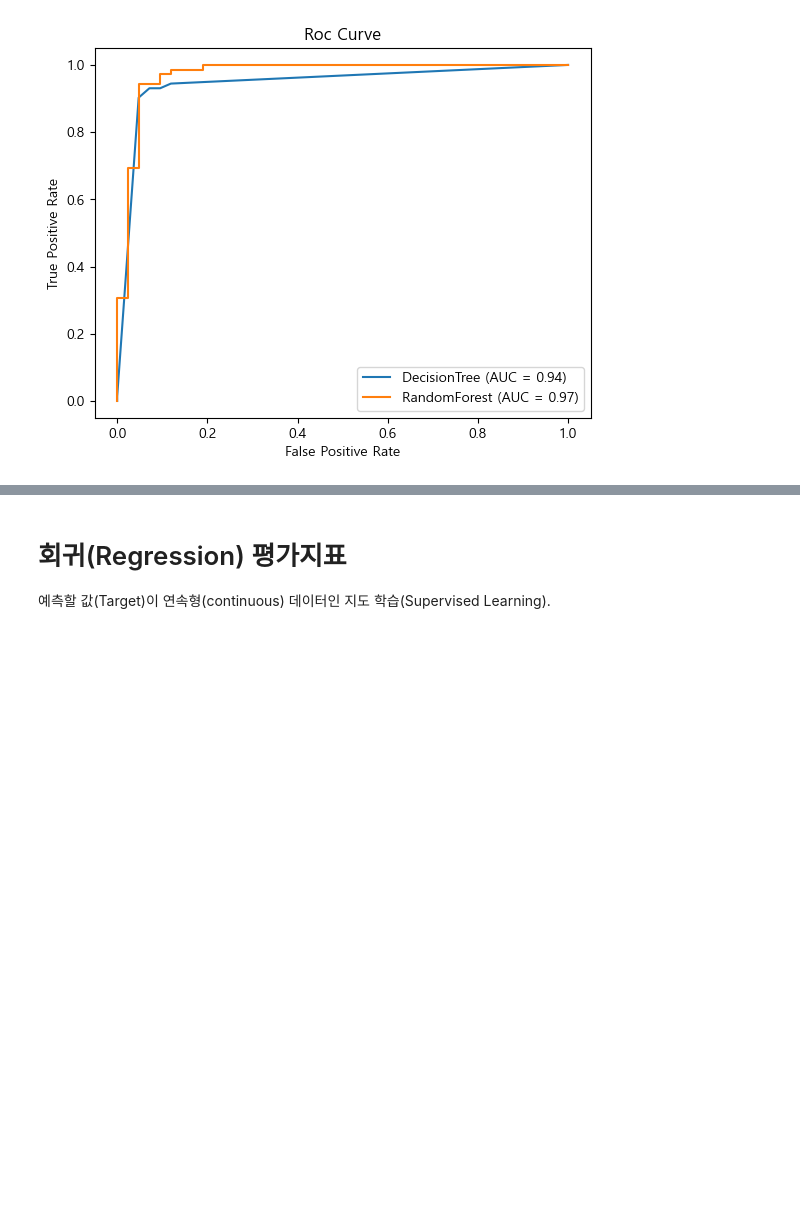
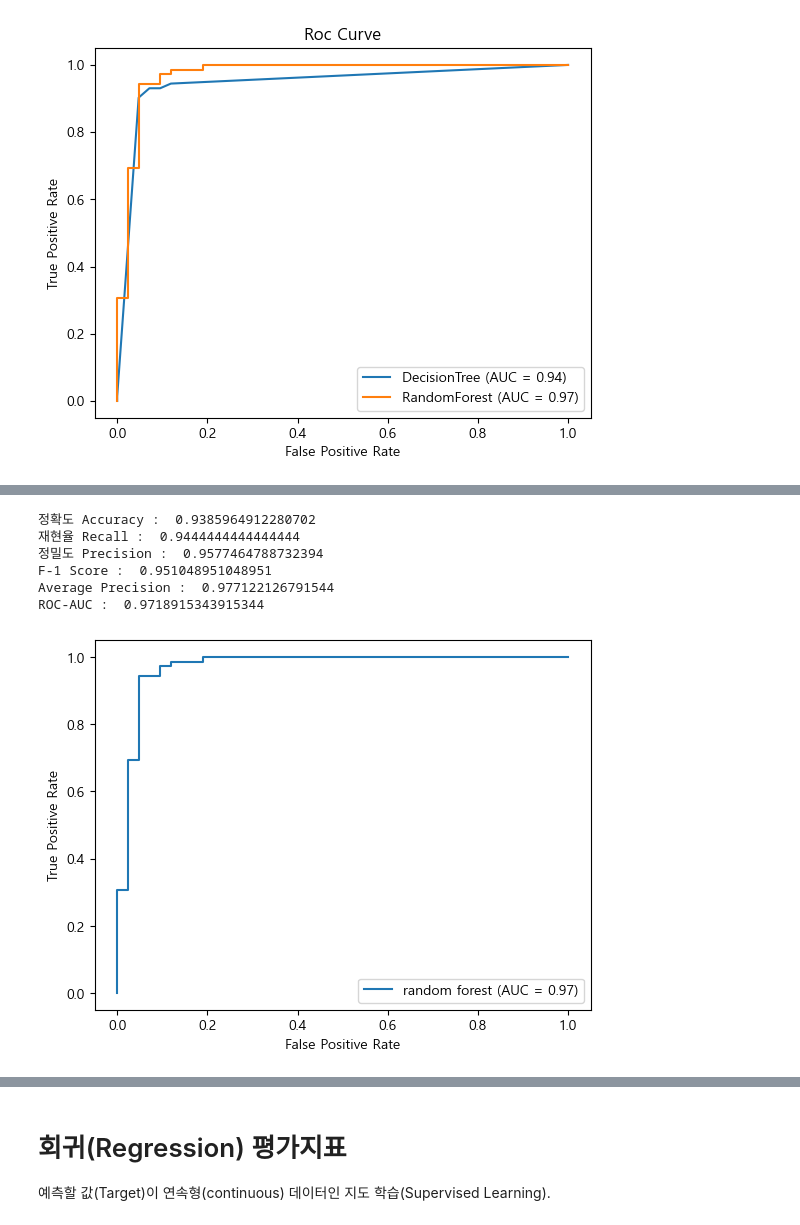
Before and after one commit to aaingyunii/Bootcamp_ML, a Jupyter notebook: 05_평가지표_.ipynb, the cells around one changed output, grey strips where cells are left out. Drawn from its saved outputs; the diff is of its cells as text; code cells hidden in the pictures; blank space fills up the shorter version.

```diff
--- a/05_평가지표_.ipynb
+++ b/05_평가지표_.ipynb
@@ -1223,0 +1332,14 @@ plt.show()
+# %%
+# print_metrics_classification(y_test,pred_test_rfc)
+print_metrics_classification(y_test, pred_test_rfc, pos_test_rfc)
+# %% [output]
+정확도 Accuracy :  0.9385964912280702
+재현율 Recall :  0.9444444444444444
+정밀도 Precision :  0.9577464788732394
+F-1 Score :  0.951048951048951
+Average Precision :  0.977122126791544
+ROC-AUC :  0.9718915343915344
+# %%
+plot_roc_curve(y_test,pos_test_rfc, "random forest")
+# %% [output]
+[figure, added]
```
Also changed, not shown: parts of 30 cells of this notebook.
